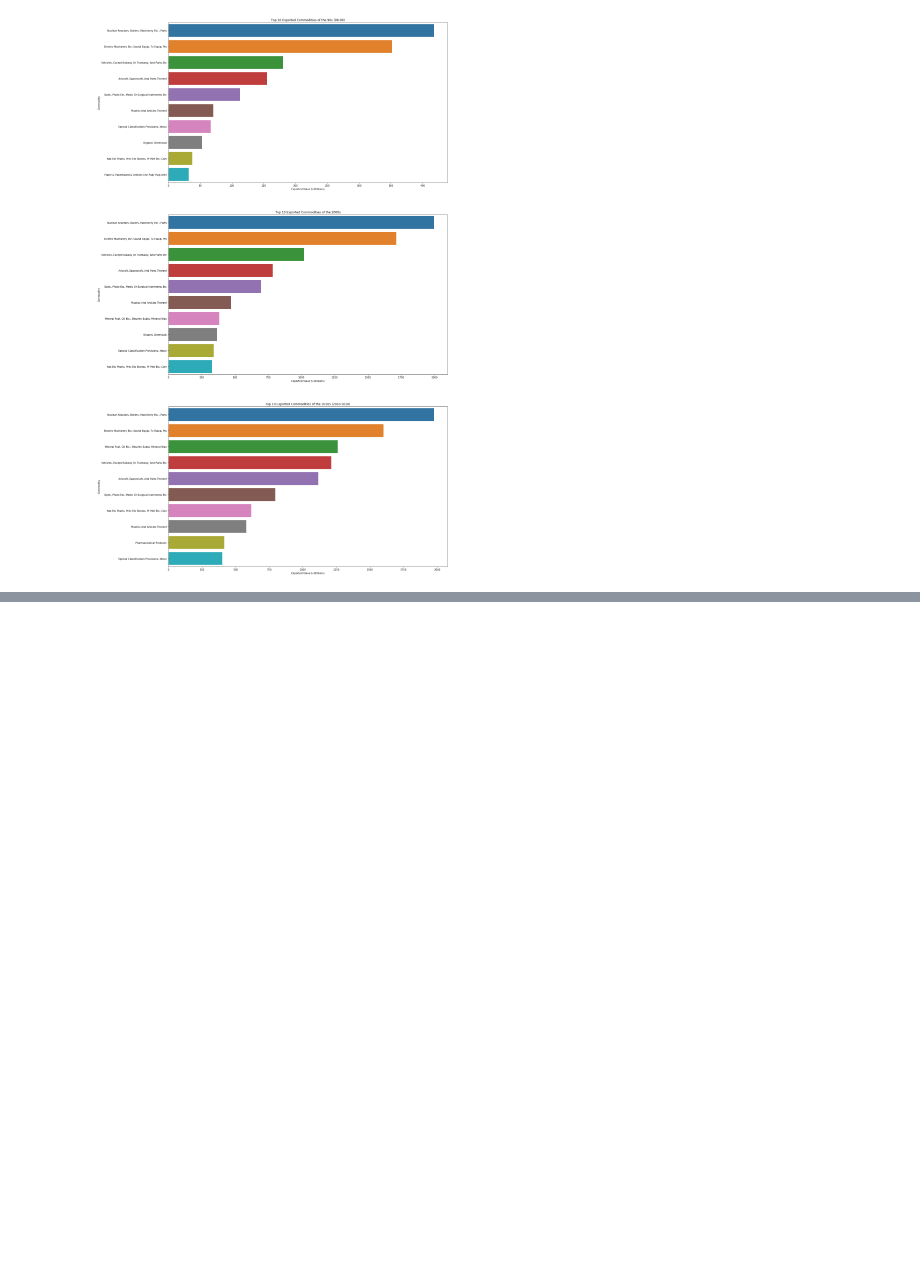
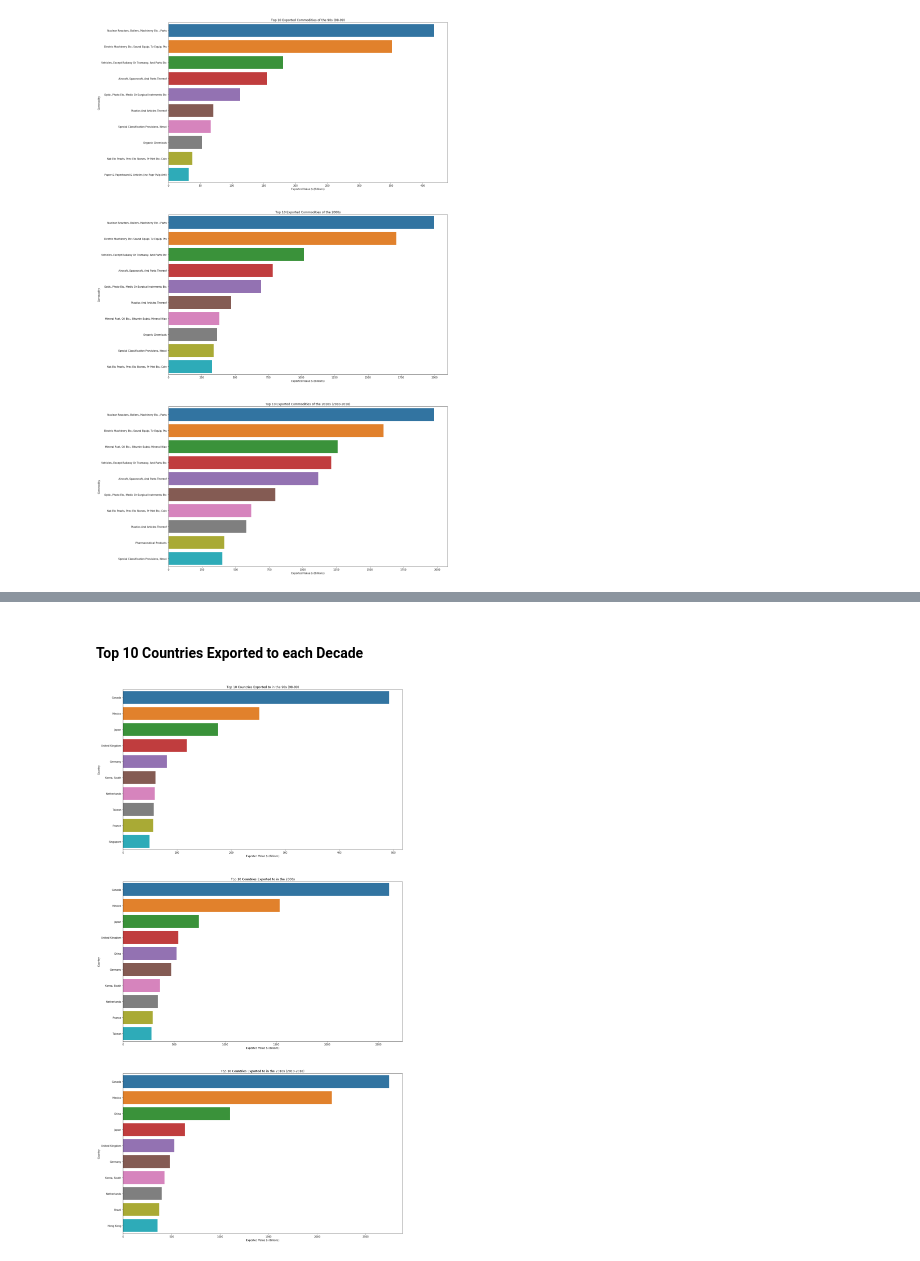
Before and after one commit to VallabhReddy/US-Trade-Analysis, a Jupyter notebook: Notebooks/US Trade Analysis.ipynb, the cells around one changed output, grey strips where cells are left out. Saved outputs shown, nothing was run; the diff lists cells and outputs as text; code cells hidden in the pictures; blank space fills up the shorter version.

```diff
--- a/Notebooks/US Trade Analysis.ipynb
+++ b/Notebooks/US Trade Analysis.ipynb
@@ -442,0 +505,20 @@ chart7.set_xlabel('Exported Value $ (Billions)');
+# %% [markdown]
+#### Top 10 Countries Exported to each Decade
+# %%
+fig, ax = plt.subplots(3, figsize = (20, 40))
+
+
+chart11 = sns.barplot( y = 'Country' , x = 'Adjusted Export Value', data = exports_country_decade.loc[exports_country_decade['Decade']=='1990s'], ax = ax[0]);
+chart11.set_title('Top 10 Countries Exported to in the 90s (98-99)')
+chart11.set_xlabel('Exported Value $ (Billions)');
+
+
+chart12 = sns.barplot( y = 'Country' , x= 'Adjusted Export Value', data = exports_country_decade.loc[exports_country_decade['Decade']=='2000s'], ax = ax[1]);
+chart12.set_title('Top 10 Countries Exported to in the 2000s')
+chart12.set_xlabel('Exported Value $ (Billions)');
+
+chart13 = sns.barplot( y = 'Country' , x= 'Adjusted Export Value', data = exports_country_decade.loc[exports_country_decade['Decade']=='2010s'], ax = ax[2]);
+chart13.set_title('Top 10 Countries Exported to in the 2010s (2010-2018)')
+chart13.set_xlabel('Exported Value $ (Billions)');
+# %% [output]
+[figure, added]
```
Also changed, not shown: parts of 8 cells of this notebook.
